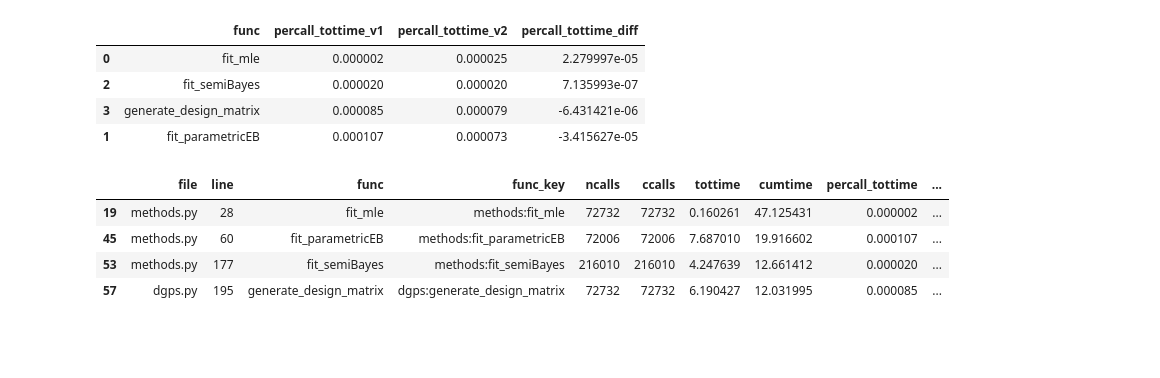
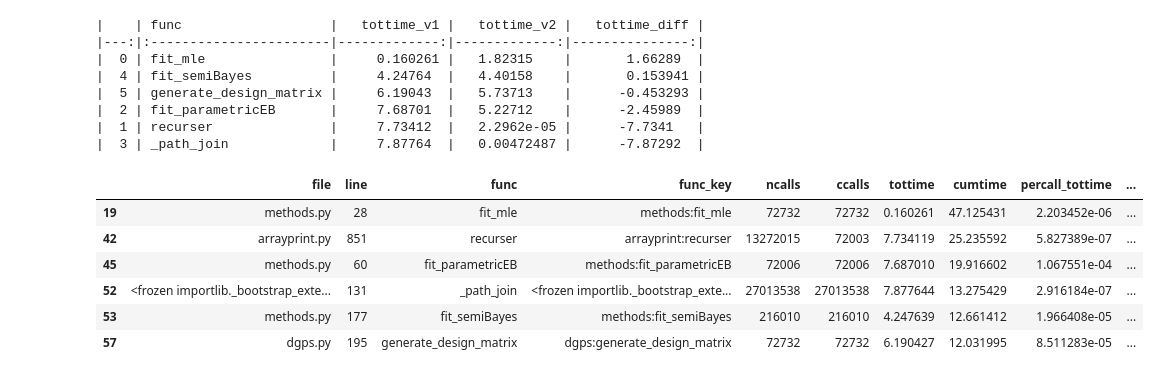
Before and after one commit to mcanearm/stat607, a Jupyter notebook: docs/timings.ipynb, the cells around one changed output. Saved outputs shown, nothing was run; the diff lists cells and outputs as text; code cells hidden in the pictures; blank space fills up the shorter version.

```diff
--- a/docs/timings.ipynb
+++ b/docs/timings.ipynb
@@ -298,31 +328,44 @@ compare_profiles_df(
 # %%
-key_funcs = ["generate_design_matrix", "fit_mle", "fit_semiBayes", "fit_parametricEB"]
+key_funcs = [
+    "generate_design_matrix",
+    "fit_mle",
+    "fit_semiBayes",
+    "fit_parametricEB",
+    "recurser",
+    "_path_join",
+]
 comparison = pd.merge(
-    df1[df1["func"].isin(key_funcs)][["func", "tottime", "cumtime", "percall_tottime"]],
-    df2[df2["func"].isin(key_funcs)][["func", "tottime", "cumtime", "percall_tottime"]],
+    df1[df1["func"].isin(key_funcs)][["func", "tottime", "cumtime"]],
+    df2[df2["func"].isin(key_funcs)][["func", "tottime", "cumtime"]],
     on="func",
     suffixes=("_v1", "_v2"),
+    how="left",
 )
 
-comparison["percall_tottime_diff"] = (
-    comparison["percall_tottime_v2"] - comparison["percall_tottime_v1"]
+comparison["tottime_diff"] = comparison["tottime_v2"] - comparison["tottime_v1"]
+print(
+    comparison.sort_values("tottime_diff", ascending=False)[
+        ["func", "tottime_v1", "tottime_v2", "tottime_diff"]
+    ]
+    .drop_duplicates()
+    .to_markdown()
 )
-comparison.sort_values("percall_tottime_diff", ascending=False)[
-    ["func", "percall_tottime_v1", "percall_tottime_v2", "percall_tottime_diff"]
-].drop_duplicates()
 # %% [output]
-|  | func | percall_tottime_v1 | percall_tottime_v2 | percall_tottime_diff |
-| 0 | fit_mle | 0.000002 | 0.000025 | 2.279997e-05 |
-| 2 | fit_semiBayes | 0.000020 | 0.000020 | 7.135993e-07 |
-| 3 | generate_design_matrix | 0.000085 | 0.000079 | -6.431421e-06 |
-| 1 | fit_parametricEB | 0.000107 | 0.000073 | -3.415627e-05 |
+|    | func                   |   tottime_v1 |   tottime_v2 |   tottime_diff |
+|---:|:-----------------------|-------------:|-------------:|---------------:|
+|  0 | fit_mle                |     0.160261 |   1.82315    |       1.66289  |
+|  4 | fit_semiBayes          |     4.24764  |   4.40158    |       0.153941 |
+|  5 | generate_design_matrix |     6.19043  |   5.73713    |      -0.453293 |
+|  2 | fit_parametricEB       |     7.68701  |   5.22712    |      -2.45989  |
+|  1 | recurser               |     7.73412  |   2.2962e-05 |      -7.7341   |
+|  3 | _path_join             |     7.87764  |   0.00472487 |      -7.87292  |
 # %%
-df2.sort_values("tottime", ascending=False)
-
 df1[df1["func"].isin(key_funcs)]
 # %% [output]
 |  | file | line | func | func_key | ncalls | ccalls | tottime | cumtime | percall_tottime | ... |
-| 19 | methods.py | 28 | fit_mle | methods:fit_mle | 72732 | 72732 | 0.160261 | 47.125431 | 0.000002 | ... |
-| 45 | methods.py | 60 | fit_parametricEB | methods:fit_parametricEB | 72006 | 72006 | 7.687010 | 19.916602 | 0.000107 | ... |
-| 53 | methods.py | 177 | fit_semiBayes | methods:fit_semiBayes | 216010 | 216010 | 4.247639 | 12.661412 | 0.000020 | ... |
-| 57 | dgps.py | 195 | generate_design_matrix | dgps:generate_design_matrix | 72732 | 72732 | 6.190427 | 12.031995 | 0.000085 | ... |
+| 19 | methods.py | 28 | fit_mle | methods:fit_mle | 72732 | 72732 | 0.160261 | 47.125431 | 2.203452e-06 | ... |
+| 42 | arrayprint.py | 851 | recurser | arrayprint:recurser | 13272015 | 72003 | 7.734119 | 25.235592 | 5.827389e-07 | ... |
+| 45 | methods.py | 60 | fit_parametricEB | methods:fit_parametricEB | 72006 | 72006 | 7.687010 | 19.916602 | 1.067551e-04 | ... |
+| 52 | <frozen importlib._bootstrap_exte... | 131 | _path_join | <frozen importlib._bootstrap_exte... | 27013538 | 27013538 | 7.877644 | 13.275429 | 2.916184e-07 | ... |
+| 53 | methods.py | 177 | fit_semiBayes | methods:fit_semiBayes | 216010 | 216010 | 4.247639 | 12.661412 | 1.966408e-05 | ... |
+| 57 | dgps.py | 195 | generate_design_matrix | dgps:generate_design_matrix | 72732 | 72732 | 6.190427 | 12.031995 | 8.511283e-05 | ... |
```
Also changed, not shown: parts of 4 cells of this notebook, 9 other files.
